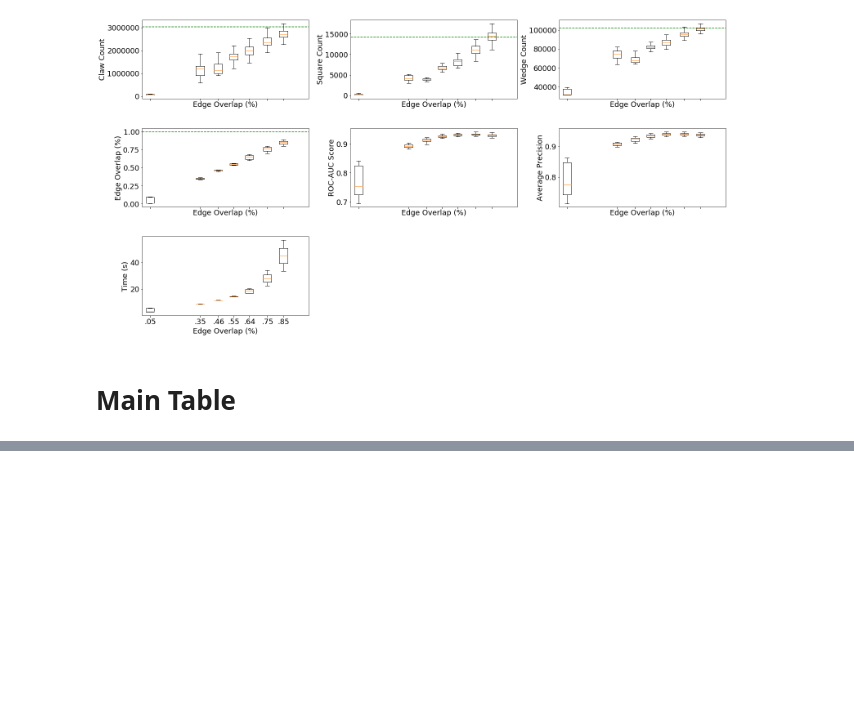
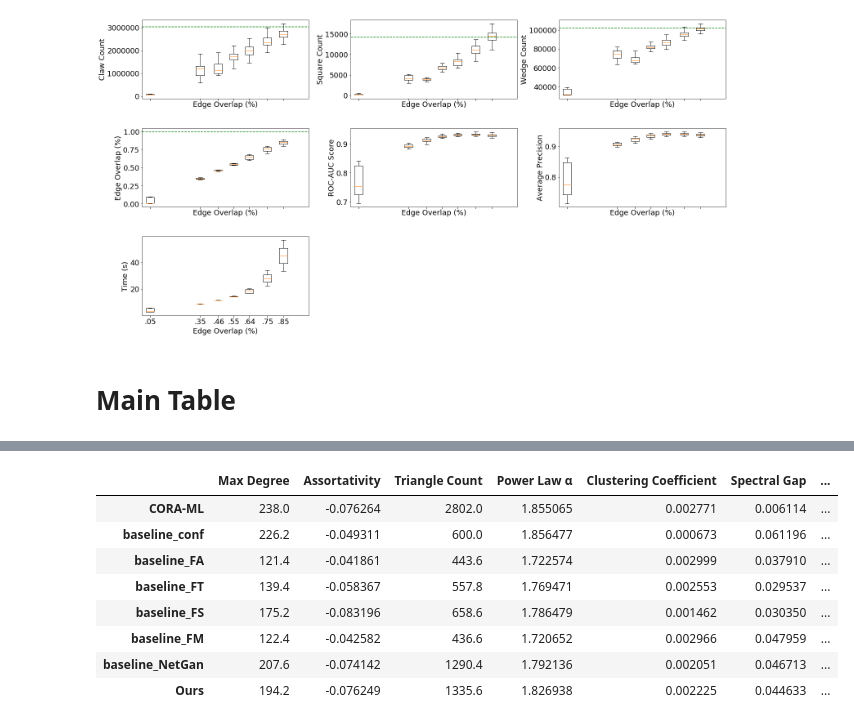
Before and after one commit to hheidrich/Net, a Jupyter notebook: exp/Statistics.ipynb, the cells around one changed output, grey strips where cells are left out. Cells and saved outputs as stored; diff of their text form; code cells hidden in the pictures; blank space fills up the shorter version.

```diff
--- a/exp/Statistics.ipynb
+++ b/exp/Statistics.ipynb
@@ -188,0 +211,20 @@ for key1 in [1,2,3,4]:
+# %%
+# df_for_paper = df.drop(['Edge Overlap (%)'], axis=1)
+df_for_paper = df.reindex(['CORA-ML', 'baseline_conf', 'baseline_FA', 'baseline_FT',
+                                     'baseline_FS',
+                                     'baseline_FM',
+                                     'baseline_NetGan',
+                                     'Ours'])
+# %%
+df_for_paper[['Max Degree', 'Assortativity', 'Triangle Count', 'Power Law α', 'Clustering Coefficient',
+              'Spectral Gap', 'ROC-AUC Score', 'Time (s)', 'Edge Overlap (%)']]
+# %% [output]
+|  | Max Degree | Assortativity | Triangle Count | Power Law α | Clustering Coefficient | Spectral Gap | ... |
+| CORA-ML | 238.0 | -0.076264 | 2802.0 | 1.855065 | 0.002771 | 0.006114 | ... |
+| baseline_conf | 226.2 | -0.049311 | 600.0 | 1.856477 | 0.000673 | 0.061196 | ... |
+| baseline_FA | 121.4 | -0.041861 | 443.6 | 1.722574 | 0.002999 | 0.037910 | ... |
+| baseline_FT | 139.4 | -0.058367 | 557.8 | 1.769471 | 0.002553 | 0.029537 | ... |
+| baseline_FS | 175.2 | -0.083196 | 658.6 | 1.786479 | 0.001462 | 0.030350 | ... |
+| baseline_FM | 122.4 | -0.042582 | 436.6 | 1.720652 | 0.002966 | 0.047959 | ... |
+| baseline_NetGan | 207.6 | -0.074142 | 1290.4 | 1.792136 | 0.002051 | 0.046713 | ... |
+| Ours | 194.2 | -0.076249 | 1335.6 | 1.826938 | 0.002225 | 0.044633 | ... |
```
Also changed, not shown: parts of 12 cells of this notebook, 7 other files.
